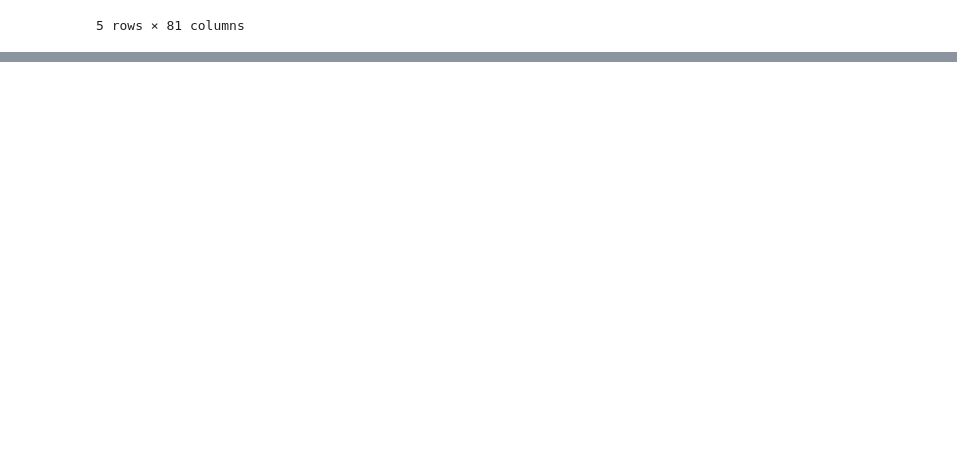
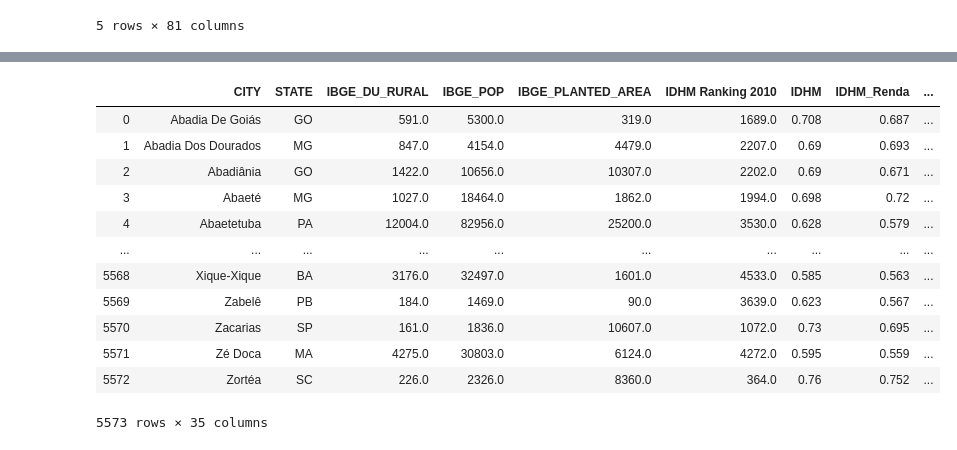
Before and after one commit to giovannabadaro/machine-learning-brazilian-cities, a Jupyter notebook: simple-exploration.ipynb, the cells around one changed output, grey strips where cells are left out. Drawn from its saved outputs; the diff is of its cells as text; code cells hidden in the pictures; blank space fills up the shorter version.

```diff
--- a/simple-exploration.ipynb
+++ b/simple-exploration.ipynb
@@ -14,0 +41,16 @@ data.head()
+# %%
+df2
+# %% [output]
+|  | CITY | STATE | IBGE_DU_RURAL | IBGE_POP | IBGE_PLANTED_AREA | IDHM Ranking 2010 | IDHM | IDHM_Renda | ... |
+| 0 | Abadia De Goiás | GO | 591.0 | 5300.0 | 319.0 | 1689.0 | 0.708 | 0.687 | ... |
+| 1 | Abadia Dos Dourados | MG | 847.0 | 4154.0 | 4479.0 | 2207.0 | 0.69 | 0.693 | ... |
+| 2 | Abadiânia | GO | 1422.0 | 10656.0 | 10307.0 | 2202.0 | 0.69 | 0.671 | ... |
+| 3 | Abaeté | MG | 1027.0 | 18464.0 | 1862.0 | 1994.0 | 0.698 | 0.72 | ... |
+| 4 | Abaetetuba | PA | 12004.0 | 82956.0 | 25200.0 | 3530.0 | 0.628 | 0.579 | ... |
+| ... | ... | ... | ... | ... | ... | ... | ... | ... | ... |
+| 5568 | Xique-Xique | BA | 3176.0 | 32497.0 | 1601.0 | 4533.0 | 0.585 | 0.563 | ... |
+| 5569 | Zabelê | PB | 184.0 | 1469.0 | 90.0 | 3639.0 | 0.623 | 0.567 | ... |
+| 5570 | Zacarias | SP | 161.0 | 1836.0 | 10607.0 | 1072.0 | 0.73 | 0.695 | ... |
+| 5571 | Zé Doca | MA | 4275.0 | 30803.0 | 6124.0 | 4272.0 | 0.595 | 0.559 | ... |
+| 5572 | Zortéa | SC | 226.0 | 2326.0 | 8360.0 | 364.0 | 0.76 | 0.752 | ... |
+5573 rows × 35 columns
```
Also changed, not shown: parts of 7 cells of this notebook.
